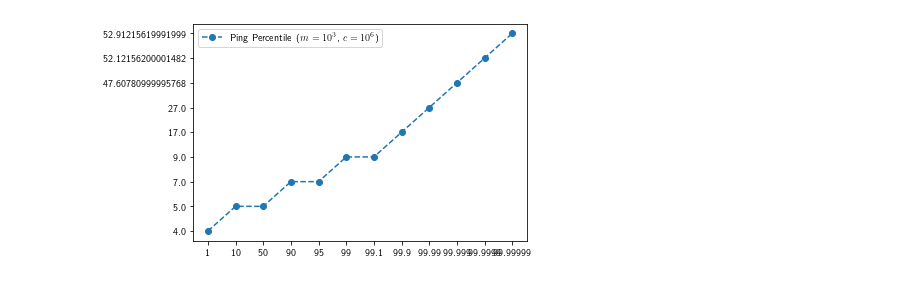
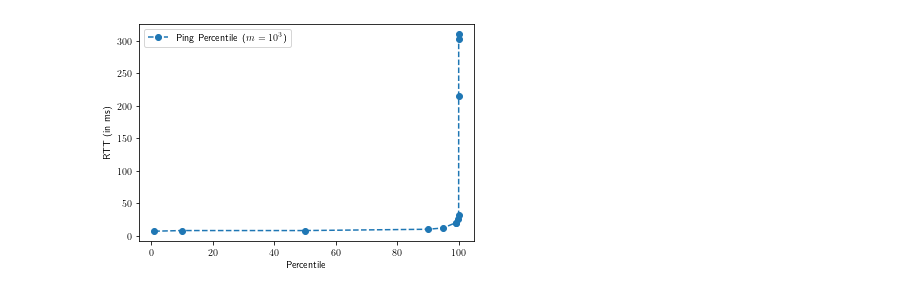
Before and after one commit to libdist-rs/libchatter-rs, a Jupyter notebook: scripts/ping/plot-ping.ipynb, the cells around one changed output. Cells and saved outputs as stored; diff of their text form; code cells hidden in the pictures.

```diff
--- a/scripts/ping/plot-ping.ipynb
+++ b/scripts/ping/plot-ping.ipynb
@@ -9,17 +9,19 @@ import math
 x = []
 y = []
 
-with open("ping.csv") as f:
+with open("../aws/ping.csv") as f:
     rdr = reader(f)
     for row in rdr:
-        x.append(row[0])
-        y.append(row[1])
+        x.append(float(row[0]))
+        y.append(float(row[1]))
 # %%
 plt.rc('text',usetex=True)
-plt.plot(x,y, label="Ping Percentile ($m=10^3$, $c=10^6$)", linestyle='--', marker='o')
+plt.plot(x,y, label="Ping Percentile ($m=10^3$)", linestyle='--', marker='o')
 plt.legend()
-plt.show()
+plt.xlabel("Percentile")
+plt.ylabel("RTT (in ms)")
+# plt.show()
 # plt.xticks(log_points)
-# plt.savefig("Ping-sample.pdf")
+plt.savefig("Ping-AWS.pdf")
 # %% [output]
-[figure, old version]
+[figure, new version]
```
Also changed, not shown: 22 other files.
